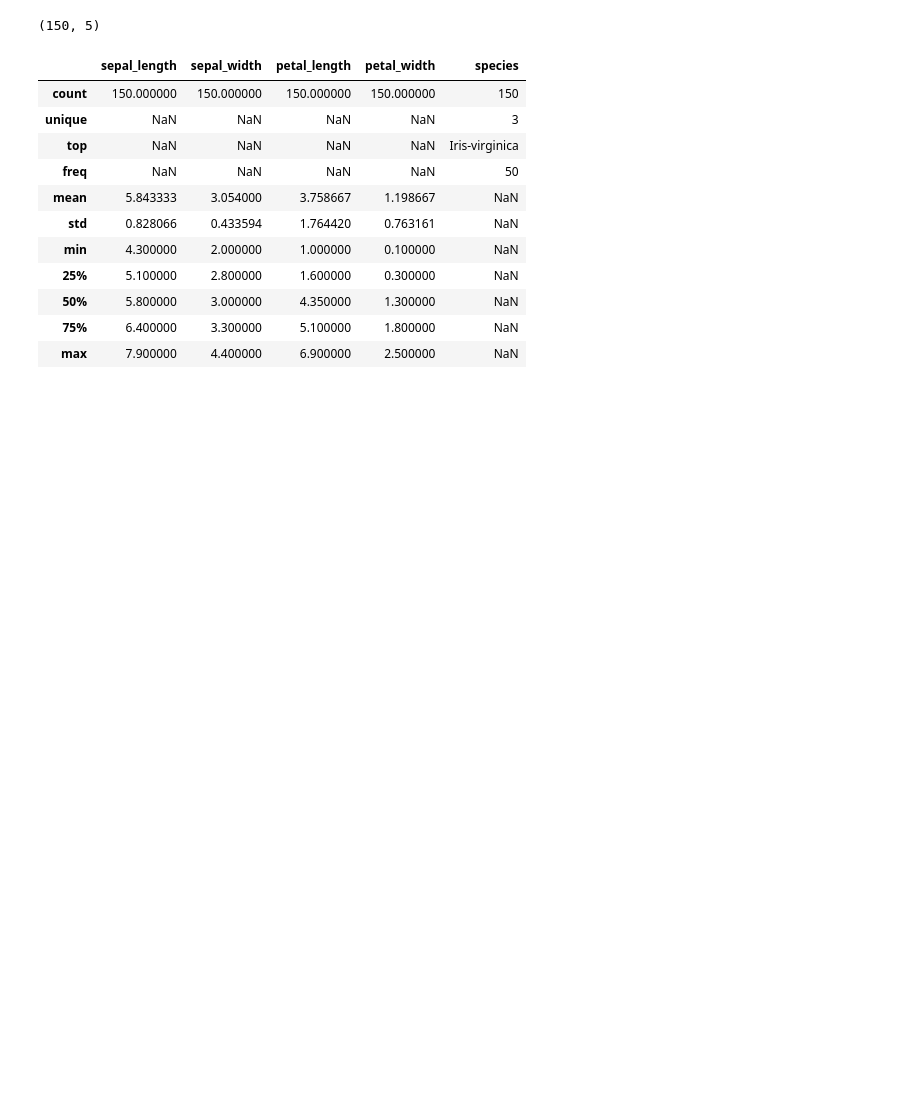
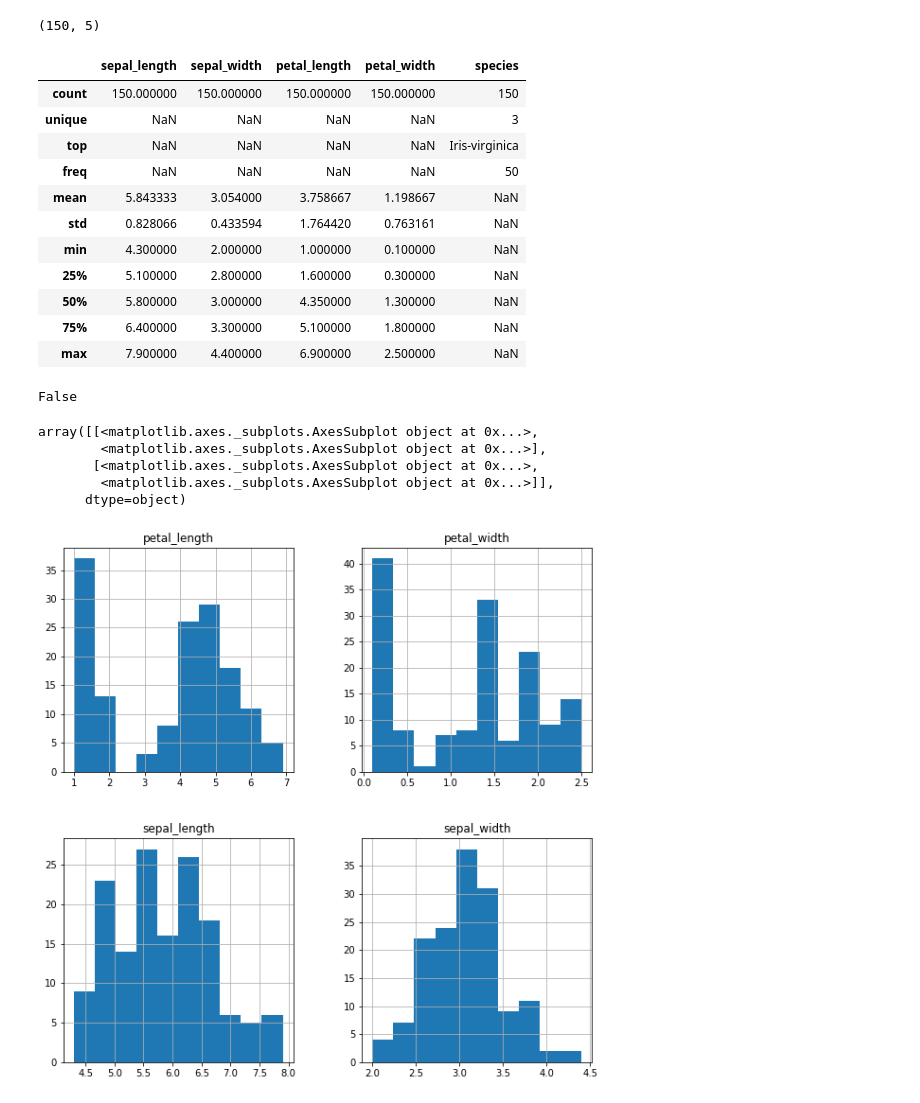
Before and after one commit to Somnathpaul/iris-flower-prediction, a Jupyter notebook: iris flower prediction.ipynb, the cells around one changed output. Cells and saved outputs as stored; diff of their text form; code cells hidden in the pictures; blank space fills up the shorter version.

Commit message:
data visualization done

```diff
--- a/iris flower prediction.ipynb
+++ b/iris flower prediction.ipynb
@@ -69,3 +69,8 @@ ds.describe(include="all")
 | 50% | 5.800000 | 3.000000 | 4.350000 | 1.300000 | NaN |
 | 75% | 6.400000 | 3.300000 | 5.100000 | 1.800000 | NaN |
 | max | 7.900000 | 4.400000 | 6.900000 | 2.500000 | NaN |
+# %%
+# check for any null values in the dataset
+ds.isnull().values.any()
+# %% [output]
+False
@@ -71,0 +81,10 @@ ds.describe(include="all")
+# %%
+# plotting histogram for better understanding the dataset
+ds.hist(figsize=(10,10), layout=(2,2), stacked=False)
+# %% [output]
+array([[<matplotlib.axes._subplots.AxesSubplot object at 0x...>,
+        <matplotlib.axes._subplots.AxesSubplot object at 0x...>],
+       [<matplotlib.axes._subplots.AxesSubplot object at 0x...>,
+        <matplotlib.axes._subplots.AxesSubplot object at 0x...>]],
+      dtype=object)
+[figure, added]
```
Also changed, not shown: parts of 9 cells of this notebook.
